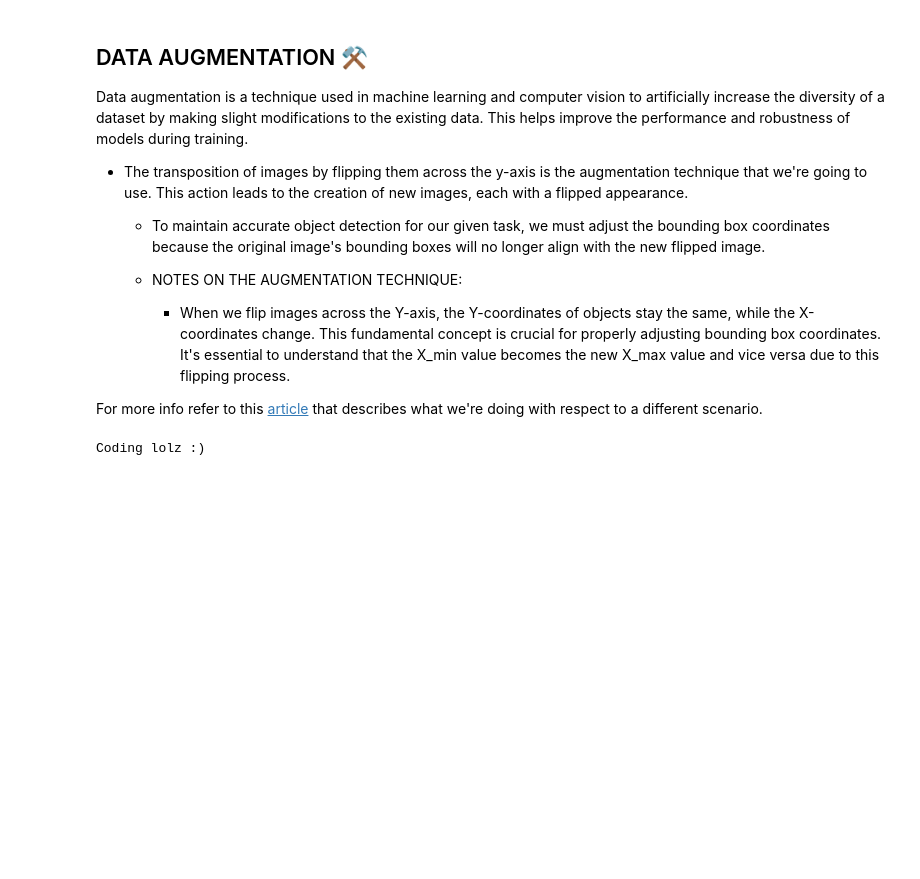
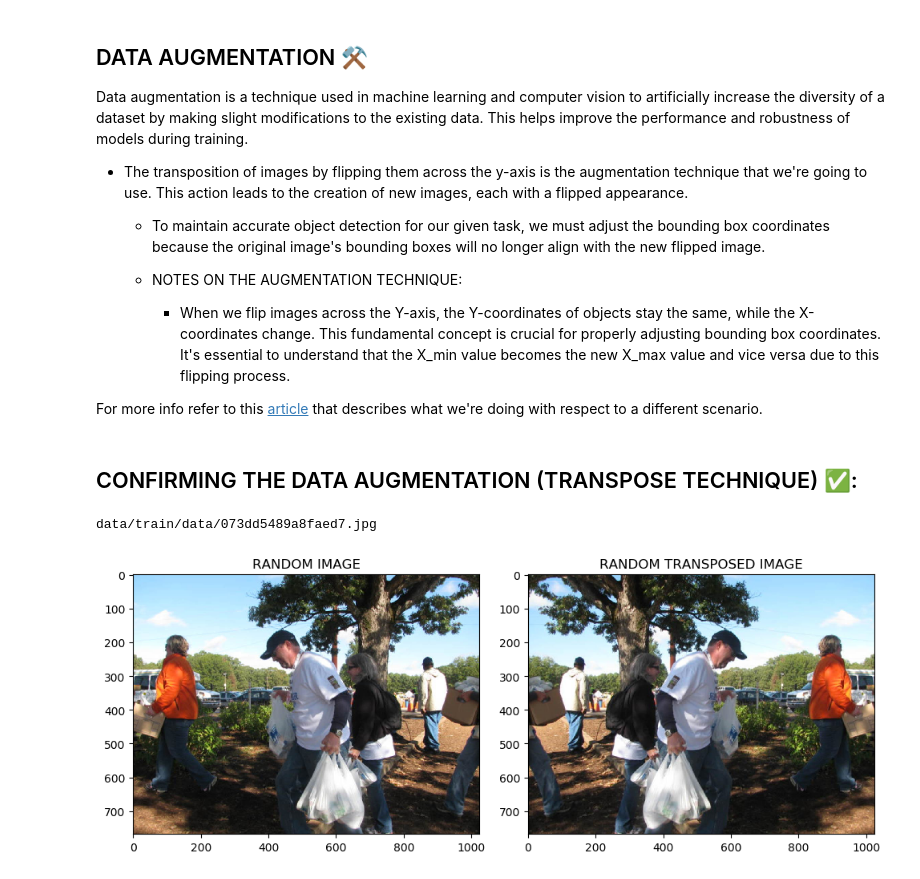
Before and after one commit to akkik04/GreenGuardian, a Jupyter notebook: GreenGuardian-main.ipynb, the cells around one changed output. Drawn from its saved outputs; the diff is of its cells as text; code cells hidden in the pictures; blank space fills up the shorter version.

Commit message:
Implemented transpose image visualizer function

```diff
--- a/GreenGuardian-main.ipynb
+++ b/GreenGuardian-main.ipynb
@@ -471,7 +471,64 @@ def data_augmentation(split):
 
 data_augmentation("train")
 data_augmentation("test")
-# %%
-print("Coding lolz :)")
-# %% [output]
-Coding lolz :)
+# %% [markdown]
+## CONFIRMING THE DATA AUGMENTATION (TRANSPOSE TECHNIQUE) ✅:
+# %%
+# function to find the corresponding transposed image for a given image filename.
+def find_transposed_image(original_image_path):
+
+    # find original image path details.
+    image_dir = os.path.dirname(original_image_path)
+    image_filename = os.path.basename(original_image_path)
+    if "transposed" in image_filename:
+        print("ORIGINALLY CHOSE A TRANSPOSED, IMAGE. RE-RUN THE CELL!")
+        return
+
+    # extract the image ID (assuming it's before the '.jpg' extension).
+    image_id = image_filename.split('.')[0]
+
+    # construct the filename for the transposed image.
+    transposed_image_filename = f'transposed_{image_id}.jpg'
+    transposed_image_path = os.path.join(image_dir, transposed_image_filename)
+
+    # check if the transposed image exists.
+    if os.path.exists(transposed_image_path):
+        return transposed_image_path
+    else:
+        print("THIS TRANSPOSED IMAGE DOES NOT EXIST! TRY RE-RUNNING CELL AGAIN!")
+        return None
+
+# visualizer function
+def visualize_images(path):
+
+    # set-up plot.
+    fig, axes = plt.subplots(1, 2, figsize=(10, 5))  # Assuming you want to display two images side by side
+
+    # select a random image from the list
+    img_list = glob.glob(path)
+    random_img_path = random.choice(img_list)
+    print(random_img_path)
+
+    # find the corresponding transposed image
+    transposed_img_path = find_transposed_image(random_img_path)
+
+    # display the original image
+    random_img = mpimg.imread(random_img_path)
+    axes[0].set_title("RANDOM IMAGE")
+    axes[0].imshow(random_img)
+
+    # if a corresponding transposed image is found, display it alongside
+    if transposed_img_path:
+        transposed_img = mpimg.imread(transposed_img_path)
+        axes[1].set_title("RANDOM TRANSPOSED IMAGE")
+        axes[1].imshow(transposed_img)
+
+    plt.tight_layout()  # to prevent overlapping labels and titles
+    plt.show()
+
+# Example usage with a single path
+img_path = 'data/train/data/*.jpg'  # Adjust the file extension as needed
+visualize_images(img_path)
+# %% [output]
+data/train/data/073dd5489a8faed7.jpg
+[figure, added]
```
Also changed, not shown: parts of 1 cell of this notebook.
